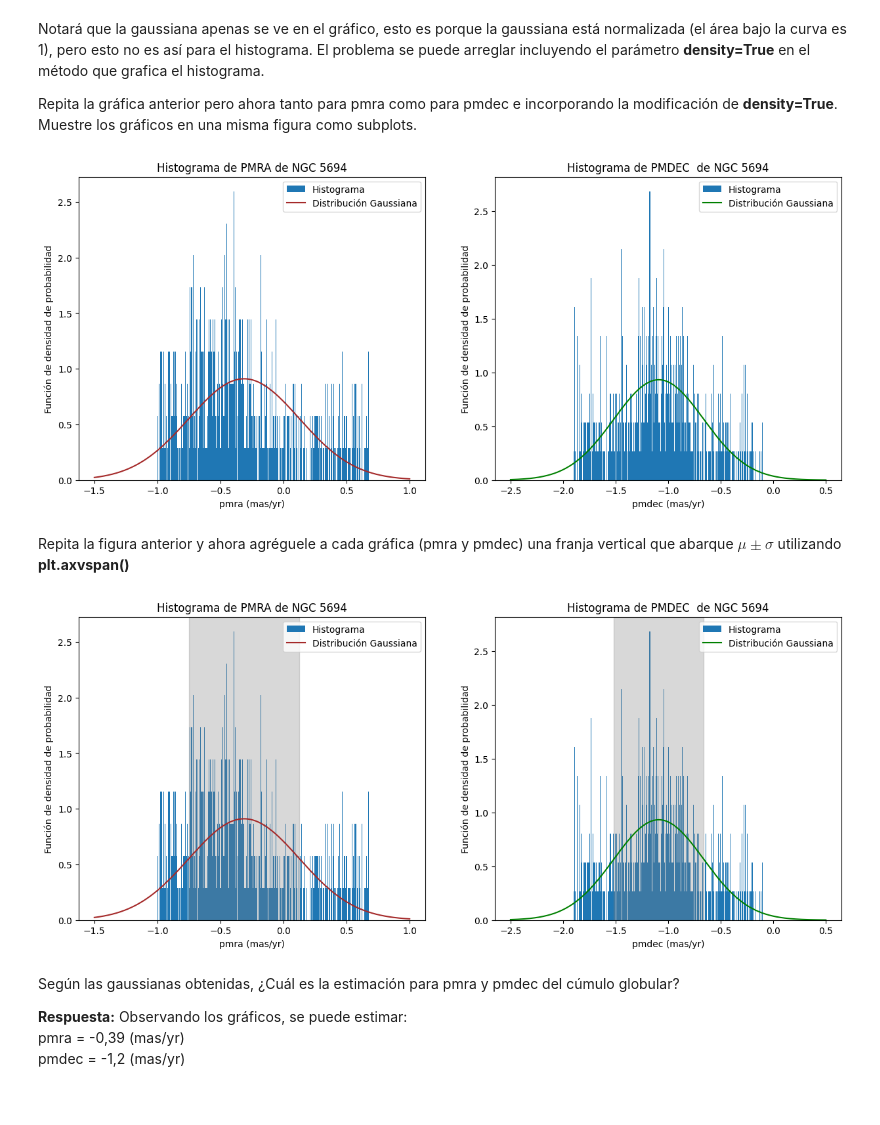
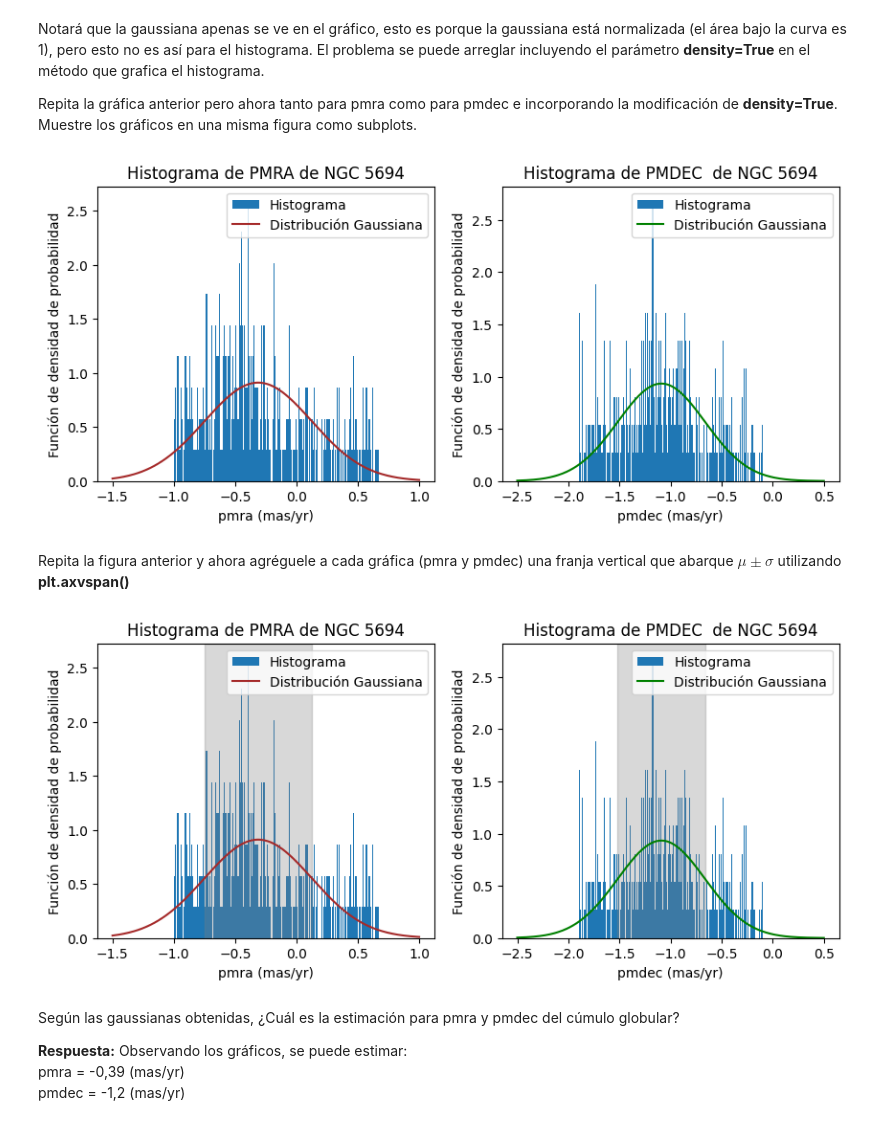
Before and after one commit to Xavier204/Tarea-2, a Jupyter notebook: Tarea2.ipynb, the cells around one changed output. Drawn from its saved outputs; the diff is of its cells as text; code cells hidden in the pictures.

```diff
--- a/Tarea2.ipynb
+++ b/Tarea2.ipynb
@@ -149,32 +149,32 @@ Notará que la gaussiana apenas se ve en el gráfico, esto es porque la gaussian
 
 Repita la gráfica anterior pero ahora tanto para pmra como para pmdec e incorporando la modificación de **density=True**. Muestre los gráficos en una misma figura como subplots.
 # %%
-plt.figure(figsize=(15, 6))
+plt.figure(figsize=(10, 4))
 
  # Gráfico de pmra
 plt.subplot(1,2,1)
 plt.hist(pmra, bins=300, label = 'Histograma', density=True)
 plt.plot(x_pmra, fx_pmra, color='brown', label = 'Distribución Gaussiana')
 plt.xlabel("pmra (mas/yr)")
 plt.ylabel("Función de densidad de probabilidad")
 plt.title("Histograma de PMRA de NGC 5694")
 plt.legend()
 
  # Gráfico de pmdec
 plt.subplot(1,2,2)
 plt.hist(pmdec, bins=300, label = 'Histograma', density=True)
 plt.plot(x_pmdec, fx_pmdec, color='green', label = 'Distribución Gaussiana')
 plt.xlabel("pmdec (mas/yr)")
 plt.ylabel("Función de densidad de probabilidad")
 plt.title("Histograma de PMDEC  de NGC 5694")
 plt.legend()
 plt.show()
 # %% [output]
-[figure, old version]
+[figure, new version]
 # %% [markdown]
 Repita la figura anterior y ahora agréguele a cada gráfica (pmra y pmdec) una franja vertical que abarque $\mu \pm \sigma$ utilizando **plt.axvspan()**
 # %%
-plt.figure(figsize=(15, 6))
+plt.figure(figsize=(10, 4))
 
  # Gráfico de pmra
 plt.subplot(1,2,1)
@@ -197,7 +197,7 @@ plt.axvspan(mu_pmdec - std_pmdec, mu_pmdec + std_pmdec, alpha=0.3, color='gray')
 plt.legend()
 plt.show()
 # %% [output]
-[figure, old version]
+[figure, new version]
 # %% [markdown]
 Según las gaussianas obtenidas, ¿Cuál es la estimación para pmra y pmdec del cúmulo globular?
 
```
